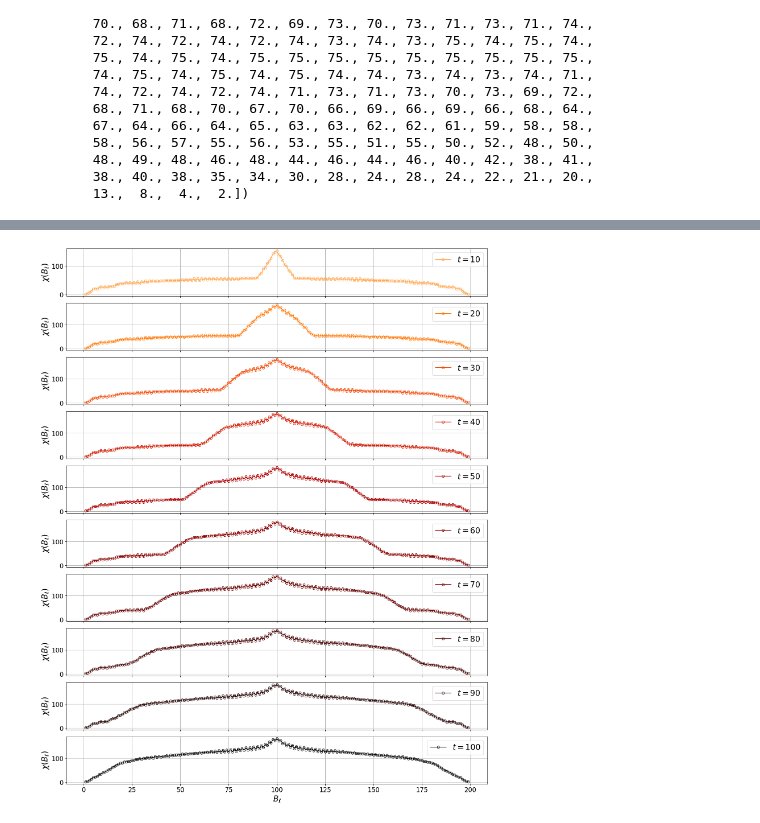
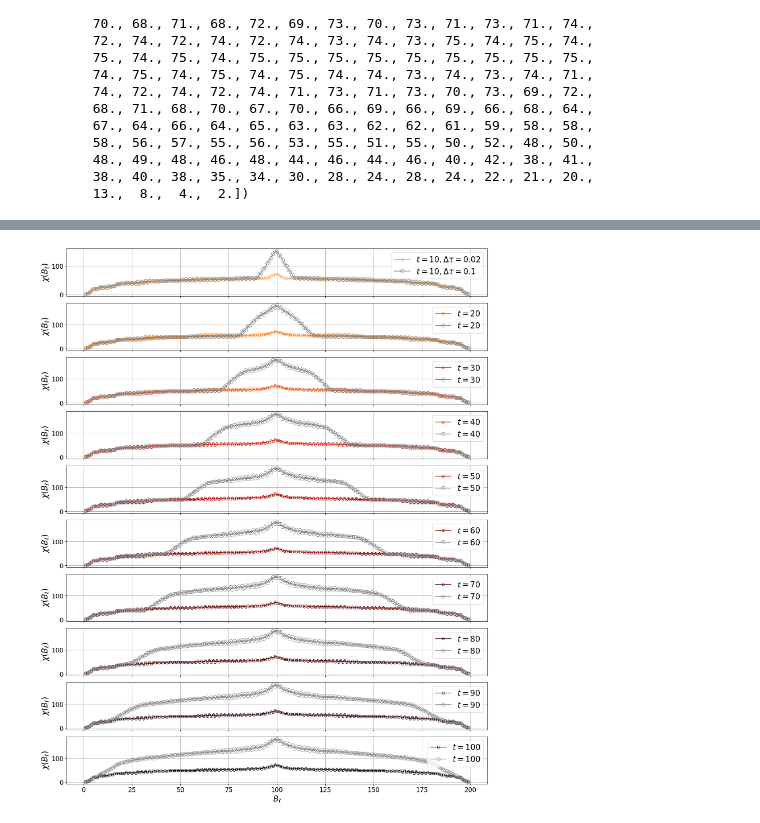
Before and after one commit to xiaobo-23/TimeEvolution, a Jupyter notebook: Spectrum_Analysis.ipynb, the cells around one changed output, grey strips where cells are left out. Cells and saved outputs as stored; diff of their text form; code cells hidden in the pictures.

```diff
--- a/Spectrum_Analysis.ipynb
+++ b/Spectrum_Analysis.ipynb
@@ -57,3 +72,6 @@ Czz_TD = data_extrapolation("Data/XX_Model_TEBD_N200_Time100.0_update.h5", "Czz_
+# %%
+label = [r"$t=10, \Delta\tau=0.1$", r"$t=20$", r"$t=30$", r"$t=40$", r"$t=50$", r"$t=60$", r"$t=70$", r"$t=80$", r"$t=90$", r"$t=100$"]
+label_tau002 = [r"$t=10, \Delta\tau=0.02$", r"$t=20$", r"$t=30$", r"$t=40$", r"$t=50$", r"$t=60$", r"$t=70$", r"$t=80$", r"$t=90$", r"$t=100$"]
 # %%
 '''
     Analyze the \Delta\tau dependence of real-time dynamics for the kicked Ising model
@@ -85,24 +103,32 @@ plt.savefig('Figures/XX_TEBD_N200_T100_Time_Dependent_Czz.pdf')
     Analyze the \Delta\tau dependence of real-time dynamics for the kicked Ising model
 '''
 
-fig = plt.figure(figsize = (16, 20 * goldenRatio), tight_layout = True)
+fig = plt.figure(figsize = (15, 16 * goldenRatio), tight_layout = True)
 spec = gridspec.GridSpec(nrows = 3, ncols = 1, figure = fig)
 
 
 ax = fig.add_subplot(spec[0, 0])
-ax.plot(np.arange(1, 1001), Czz_TD[:, 99].real / 2, color = "royalblue", \
-        marker = "s", markersize = 6, markeredgewidth = 1, markerfacecolor = "none",)
+ax.plot(np.arange(1, 5001), Czz_TD_tau002[:, 99].real / 2, color = "royalblue", \
+        marker = "s", markersize = 3, markeredgewidth = 1, markerfacecolor = "none", label = r"$\Delta\tau = 0.02$")
+ax.plot(np.arange(1, 1001) * 5, Czz_TD[:, 99].real / 2, color = "gray", \
+        marker = "o", markersize = 6, markeredgewidth = 1, markerfacecolor = "none", label = r"$\Delta\tau = 0.1$")
 
+ax.set_xlim(4000, 5000)
+ax.set_ylim(-0.005, 0.005)
 ax.set_xticklabels([])
 ax.set_ylabel(r'$\langle S_{z}^{t}(100)S_{z}^{0}(100) \rangle$', fontsize = 20)
 ax.tick_params(axis = "both", which = "major", labelsize = 20)
+ax.legend(frameon = True, fontsize = 20, ncol = 1)
 ax.grid()
 
 
 ax = fig.add_subplot(spec[1, 0])
-ax.plot(np.arange(1, 1001), Czz_TD[:, 125].real / 2, color = "firebrick", \
-        marker = "o", markersize = 6, markeredgewidth = 1, markerfacecolor = "none",)
+ax.plot(np.arange(1, 5001), Czz_TD_tau002[:, 125].real / 2, color = "royalblue", \
+        marker = "s", markersize = 3, markeredgewidth = 1, markerfacecolor = "none")
+ax.plot(np.arange(1, 1001) * 5, Czz_TD[:, 125].real / 2, color = "gray", \
+        marker = "o", markersize = 6, markeredgewidth = 1, markerfacecolor = "none")
 
+ax.set_xlim(4000, 5000)
 ax.set_xticklabels([])
 ax.set_ylabel(r'$\langle S_{z}^{t}(126)S_{z}^{0}(100) \rangle$', fontsize = 20)
 ax.tick_params(axis = "both", which = "major", labelsize = 20)
@@ -110,12 +136,16 @@ ax.grid()
 
 
 ax = fig.add_subplot(spec[2, 0])
-ax.plot(np.arange(1, 1001), Czz_TD[:, 175].real / 2, color = "teal", \
-        marker = "D", markersize = 6, markeredgewidth = 1, markerfacecolor = "none",)
+ax.plot(np.arange(1, 5001), Czz_TD_tau002[:, 175].real / 2, color = "teal", \
+        marker = "s", markersize = 3, markeredgewidth = 1, markerfacecolor = "none",)
+ax.plot(np.arange(1, 1001) * 5, Czz_TD[:, 175].real / 2, color = "gray", \
+        marker = "o", markersize = 6, markeredgewidth = 1, markerfacecolor = "none")
+
+ax.set_xlim(4000, 5000)
 ax.set_xlabel(r'$t / \Delta\tau$', fontsize = 20)
 ax.set_ylabel(r'$\langle S_{z}^{t}(176)S_{z}^{0}(100) \rangle$', fontsize = 20)
 ax.tick_params(axis = "both", which = "major", labelsize = 20)
 ax.grid()
 
-plt.savefig('Figures/XX_TEBD_N200_T100_Time_Dependent_Czz_Selected_Sites.pdf')
+plt.savefig('Figures/XX_TEBD_N200_T100_Time_Dependent_Czz_Selected_Sites_Comparison_Zoom_In.pdf')
 # %% [output]
@@ -148,5 +178,5 @@ array([ 2.,  4.,  8., 13., 20., 21., 22., 24., 28., 24., 28., 29., 34.,
        48., 49., 48., 46., 48., 44., 46., 44., 46., 40., 42., 38., 41.,
        38., 40., 38., 35., 34., 30., 28., 24., 28., 24., 22., 21., 20.,
        13.,  8.,  4.,  2.])
-# %%
-label = [r"$t=10$", r"$t=20$", r"$t=30$", r"$t=40$", r"$t=50$", r"$t=60$", r"$t=70$", r"$t=80$", r"$t=90$", r"$t=100$"]
+# %%
+chi_tau002 = data_extrapolation("Data/XX_Model_TEBD_N200_Time100.0_tau0.02.h5", "Bond")
@@ -153,29 +205,31 @@ label = [r"$t=10$", r"$t=20$", r"$t=30$", r"$t=40$", r"$t=50$", r"$t=60$", r"$t=
 # %%
 '''
     Analyze the \Delta\tau dependence of real-time dynamics for the kicked Ising model
 '''
 
 fig = plt.figure(figsize = (16, 32 * goldenRatio), tight_layout = True)
 spec = gridspec.GridSpec(nrows = 10, ncols = 1, figure = fig)
 
 for index in range(10):
     ax = fig.add_subplot(spec[index, 0])
-    ax.plot(np.arange(1, 200), chi[(index + 1) * 100 - 1, :].real, color = color[index + 2], \
-           marker = "o", markersize = 6, markerfacecolor = "none", label = label[index])
+    ax.plot(np.arange(1, 200), chi_tau002[(index + 1) * 500 - 1, :].real, color = color[index + 2], \
+           marker = "o", markersize = 6, markerfacecolor = "none", label = label_tau002[index])
+    ax.plot(np.arange(1, 200), chi[(index + 1) * 100 - 1, :].real, color = "gray", \
+           marker = "o", markersize = 9, markerfacecolor = "none", label = label[index])
 
     if index != 9:
         ax.set_xticklabels([])
     else:
         ax.set_xlabel("$B_{\ell}$", fontsize = 20)
 
     ax.legend(frameon = True, fontsize = 20, ncol = 1)
     ax.set_ylabel(r'$\chi(B_{\ell})$', fontsize = 20)
     ax.tick_params(axis = "both", which = "major", labelsize = 16)
     ax.grid()
 
-plt.savefig('Figures/XX_Model_TEBD_N200_T100_Chi.pdf')
+plt.savefig('Figures/XX_Model_TEBD_N200_T100_Chi_Comparison.pdf')
 # %% [output]
-[figure, old version]
+[figure, new version]
 # %%
 '''
     Store the time-dependent spin correlation function to compare the exact solution
```
Also changed, not shown: parts of 10 cells of this notebook, 2 other files.
